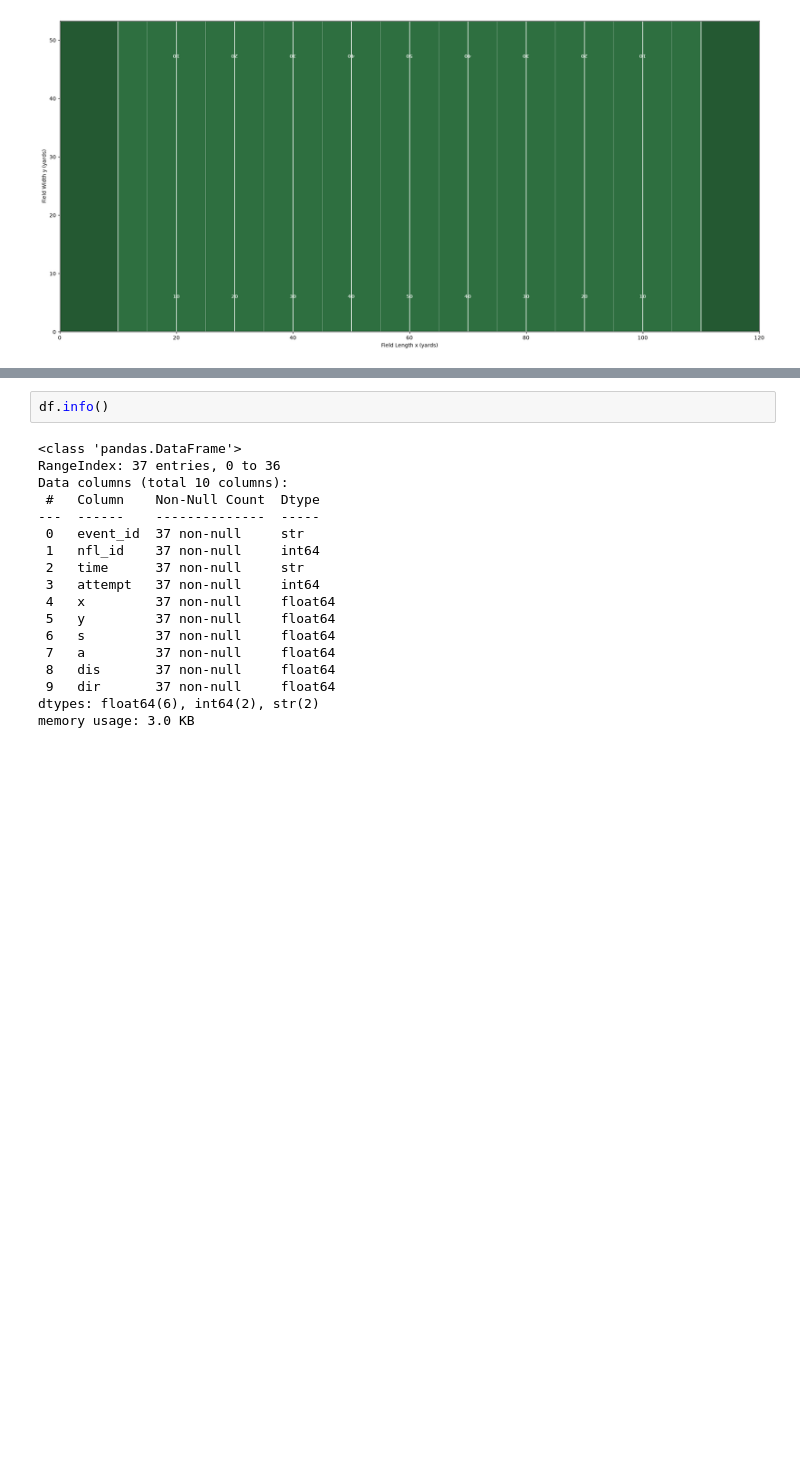
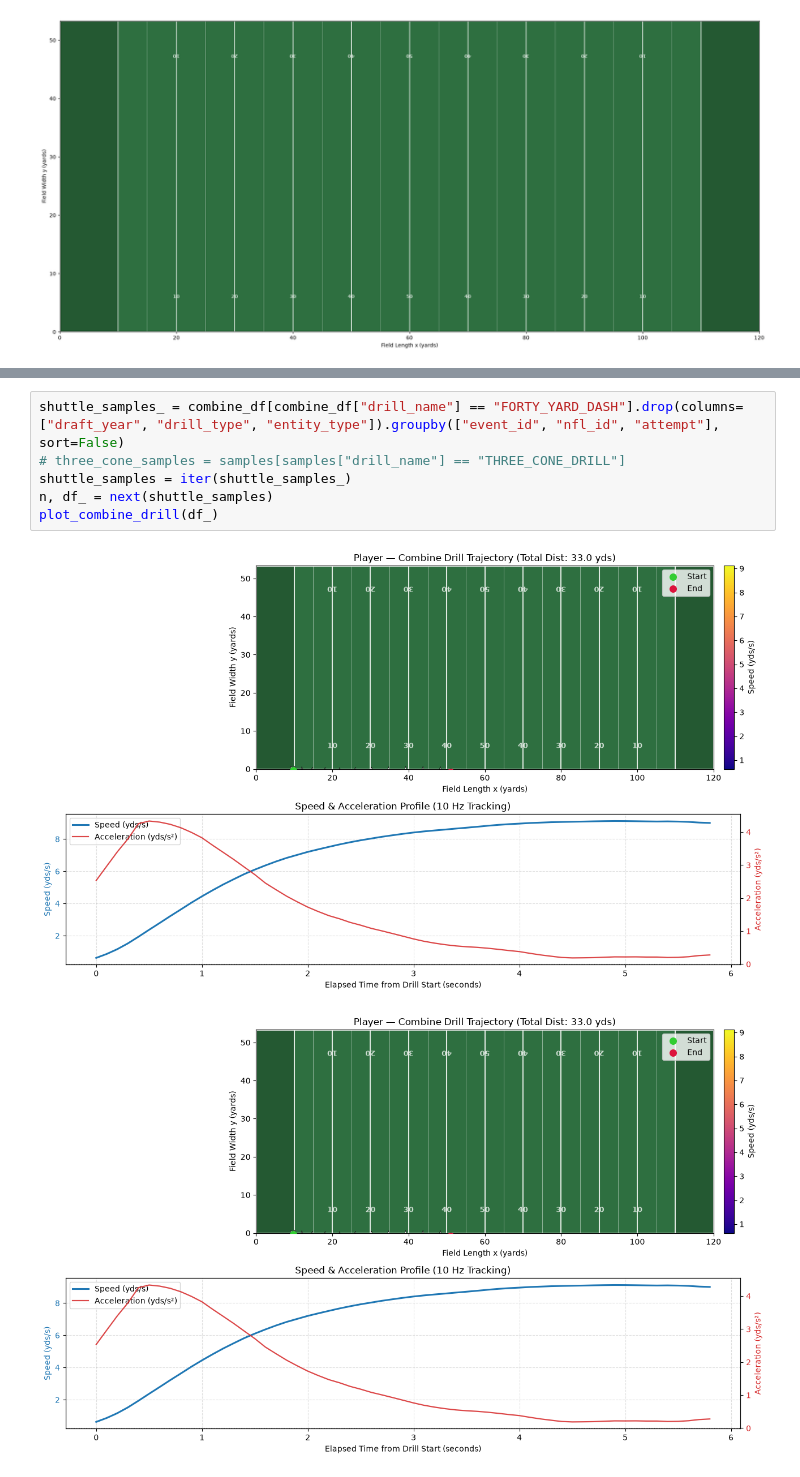
Before and after one commit to gatywilliam/numlds-400-final-project, a Jupyter notebook: src/local_eda_wgaty.ipynb, the cells around one changed output, grey strips where cells are left out. Saved outputs shown, nothing was run; the diff lists cells and outputs as text; blank space fills up the shorter version.

```diff
--- a/src/local_eda_wgaty.ipynb
+++ b/src/local_eda_wgaty.ipynb
@@ -136,20 +177,9 @@ plot_combine_drill(df)
 # %%
-df.info()
+shuttle_samples_ = combine_df[combine_df["drill_name"] == "FORTY_YARD_DASH"].drop(columns=["draft_year", "drill_type", "entity_type"]).groupby(["event_id", "nfl_id", "attempt"], sort=False)
+# three_cone_samples = samples[samples["drill_name"] == "THREE_CONE_DRILL"]
+shuttle_samples = iter(shuttle_samples_)
+n, df_ = next(shuttle_samples)
+plot_combine_drill(df_)
 # %% [output]
-<class 'pandas.DataFrame'>
-RangeIndex: 37 entries, 0 to 36
-Data columns (total 10 columns):
- #   Column    Non-Null Count  Dtype
----  ------    --------------  -----
- 0   event_id  37 non-null     str
- 1   nfl_id    37 non-null     int64
- 2   time      37 non-null     str
- 3   attempt   37 non-null     int64
- 4   x         37 non-null     float64
- 5   y         37 non-null     float64
- 6   s         37 non-null     float64
- 7   a         37 non-null     float64
- 8   dis       37 non-null     float64
- 9   dir       37 non-null     float64
-dtypes: float64(6), int64(2), str(2)
-memory usage: 3.0 KB
+[figure, added]
+[figure, added]
```
Also changed, not shown: parts of 33 cells of this notebook.
